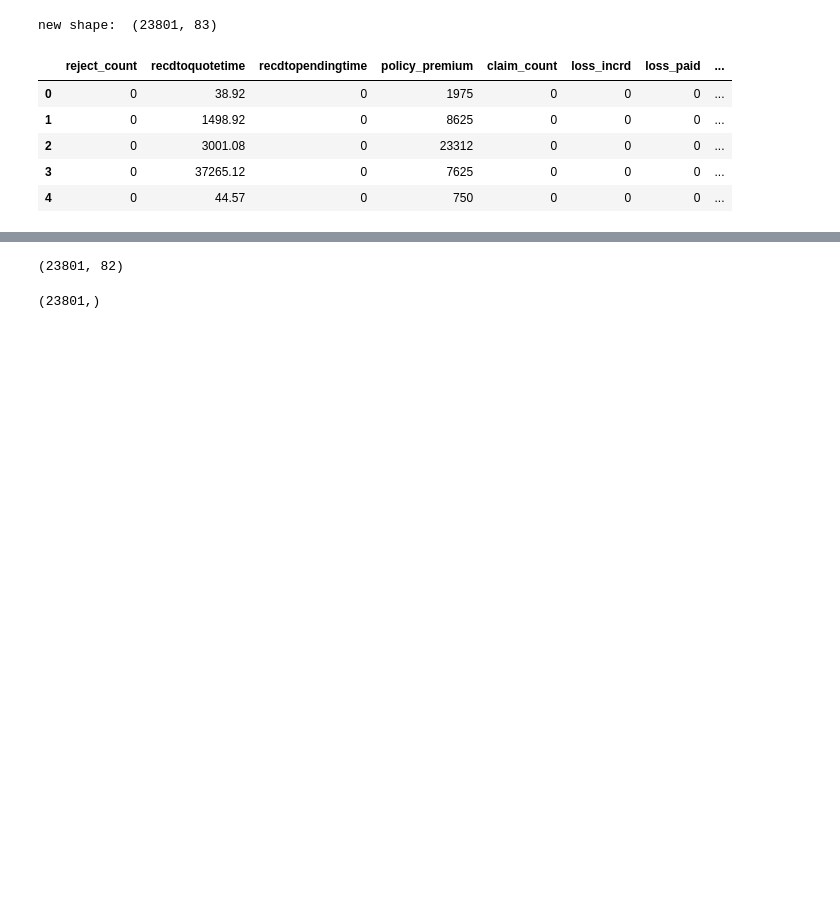
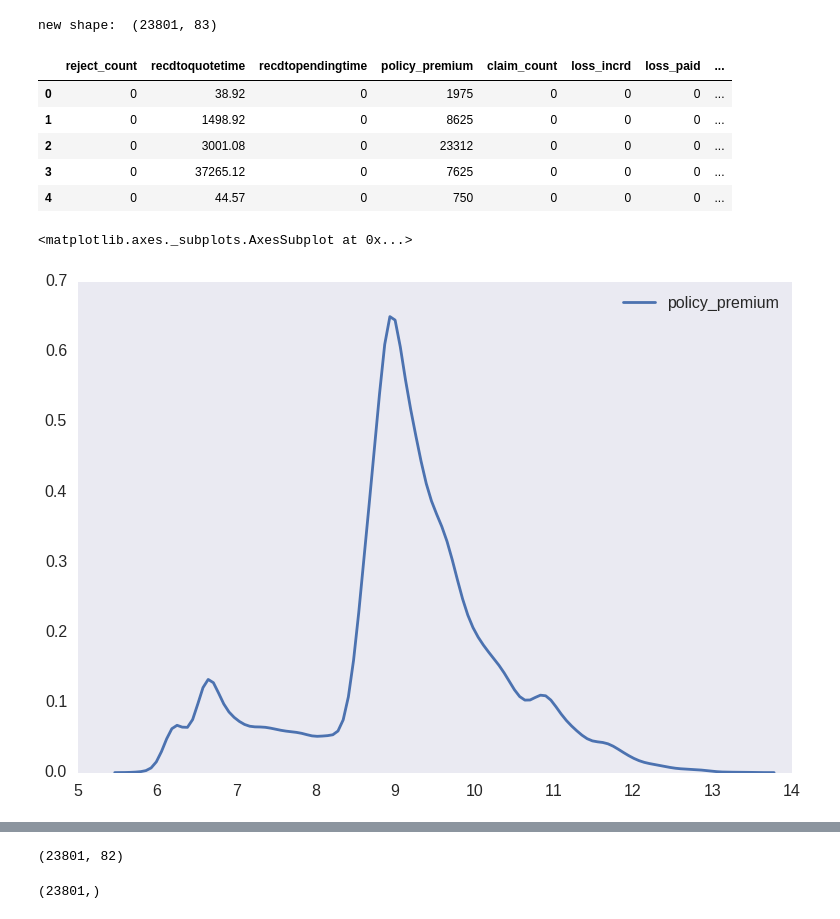
Before and after one commit to aflyax/argo, a Jupyter notebook: Undercurrent.ipynb, the cells around one changed output, grey strips where cells are left out. Cells and saved outputs as stored; diff of their text form; code cells hidden in the pictures; blank space fills up the shorter version.

```diff
--- a/Undercurrent.ipynb
+++ b/Undercurrent.ipynb
@@ -264,6 +267,11 @@ new shape:  (23801, 83)
 | 2 | 0 | 3001.08 | 0 | 23312 | 0 | 0 | 0 | ... |
 | 3 | 0 | 37265.12 | 0 | 7625 | 0 | 0 | 0 | ... |
 | 4 | 0 | 44.57 | 0 | 750 | 0 | 0 | 0 | ... |
+# %%
+sns.kdeplot(np.log(quoted_df.policy_premium))
+# %% [output]
+<matplotlib.axes._subplots.AxesSubplot at 0x...>
+[figure, added]
 # %%
 Y_rej = quoted_dummy_df.reject_count.values
 X_rej = quoted_dummy_df.drop(['reject_count'], 1, inplace=False).values
```
Also changed, not shown: parts of 12 cells of this notebook.
